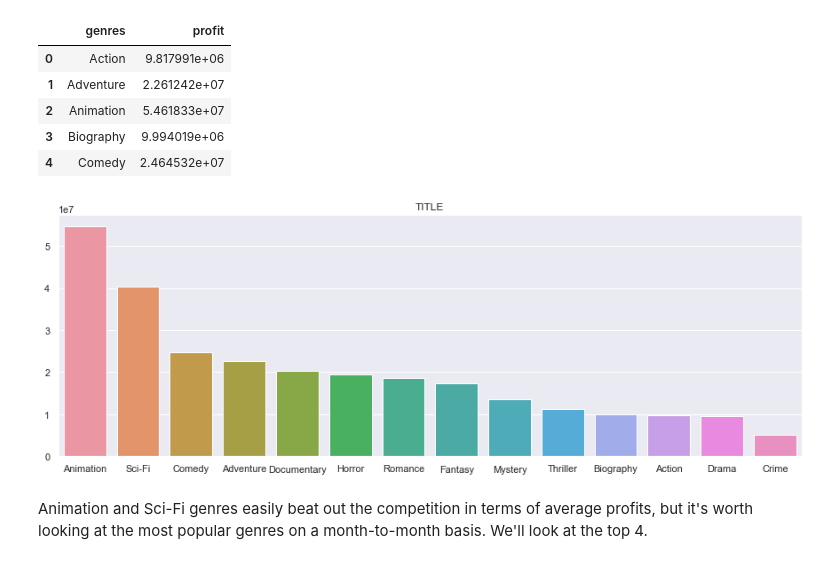
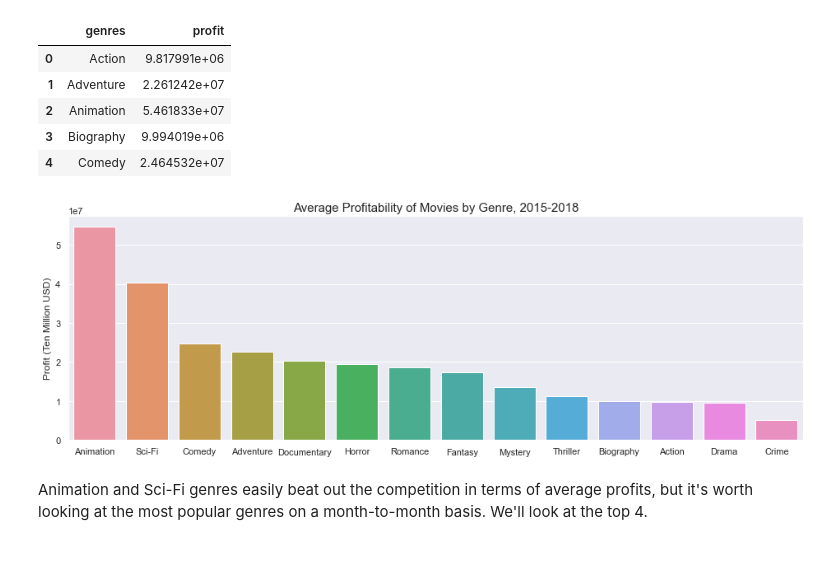
Before and after one commit to shadel96/Microsoft-Movie-Analysis, a Jupyter notebook: movie_analysis.ipynb, the cells around one changed output. Drawn from its saved outputs; the diff is of its cells as text; code cells hidden in the pictures.

```diff
--- a/movie_analysis.ipynb
+++ b/movie_analysis.ipynb
@@ -392,17 +426,20 @@ profit_by_genre[['genres','profit']].head()
 | 3 | Biography | 9.994019e+06 |
 | 4 | Comedy | 2.464532e+07 |
 # %%
+sns.set_style("darkgrid", {"grid.linestyle":":"})
+sns.set(rc={'figure.figsize':(16,5)})
+
 ax = sns.barplot(x='genres', y = "profit", data = profit_by_genre,
                  order=profit_by_genre.sort_values('profit', ascending=False).genres)
 
 ax.set_xlabel("")
-ax.set_ylabel("")
-ax.set_title("TITLE")
+ax.set_ylabel("Profit (Ten Million USD)")
+ax.set_title("Average Profitability of Movies by Genre, 2015-2018", fontsize=15)
 
-sns.set_style("darkgrid", {"grid.linestyle":":"})
-sns.set(rc={'figure.figsize':(13,5)})
+
+plt.savefig('images/profit_by_genre.png')
 # %% [output]
-[figure, old version]
+[figure, new version]
 # %% [markdown]
 Animation and Sci-Fi genres easily beat out the competition in terms of average profits, but it's worth looking at the most popular genres on a month-to-month basis. We'll look at the top 4.
 # %% [markdown]
```
Also changed, not shown: parts of 19 cells of this notebook.
